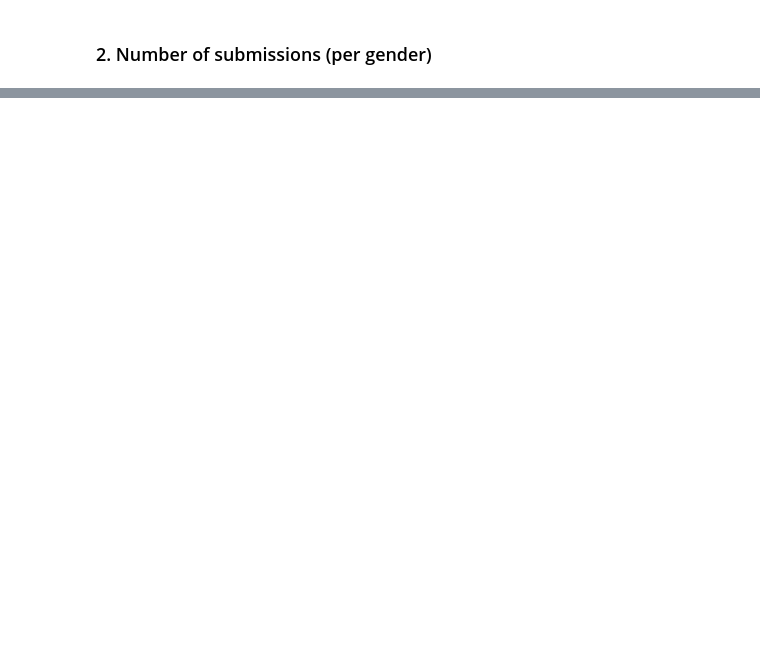
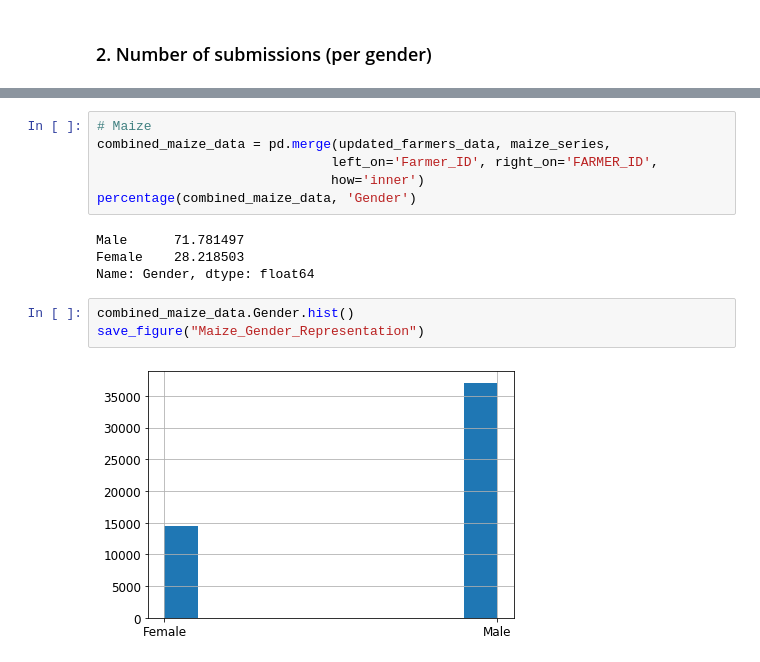
Before and after one commit to MosesBomera/RCROPS-Data-Analysis, a Jupyter notebook: RCROPS_data_analysis.ipynb, the cells around one changed output, grey strips where cells are left out. Cells and saved outputs as stored; diff of their text form; blank space fills up the shorter version.

```diff
--- a/RCROPS_data_analysis.ipynb
+++ b/RCROPS_data_analysis.ipynb
@@ -307,0 +381,15 @@ Gender Distribution Summary:
+# %%
+# Maize
+combined_maize_data = pd.merge(updated_farmers_data, maize_series,
+                              left_on='Farmer_ID', right_on='FARMER_ID',
+                              how='inner')
+percentage(combined_maize_data, 'Gender')
+# %% [output]
+Male      71.781497
+Female    28.218503
+Name: Gender, dtype: float64
+# %%
+combined_maize_data.Gender.hist()
+save_figure("Maize_Gender_Representation")
+# %% [output]
+[figure, added]
```
Also changed, not shown: parts of 18 cells of this notebook.
